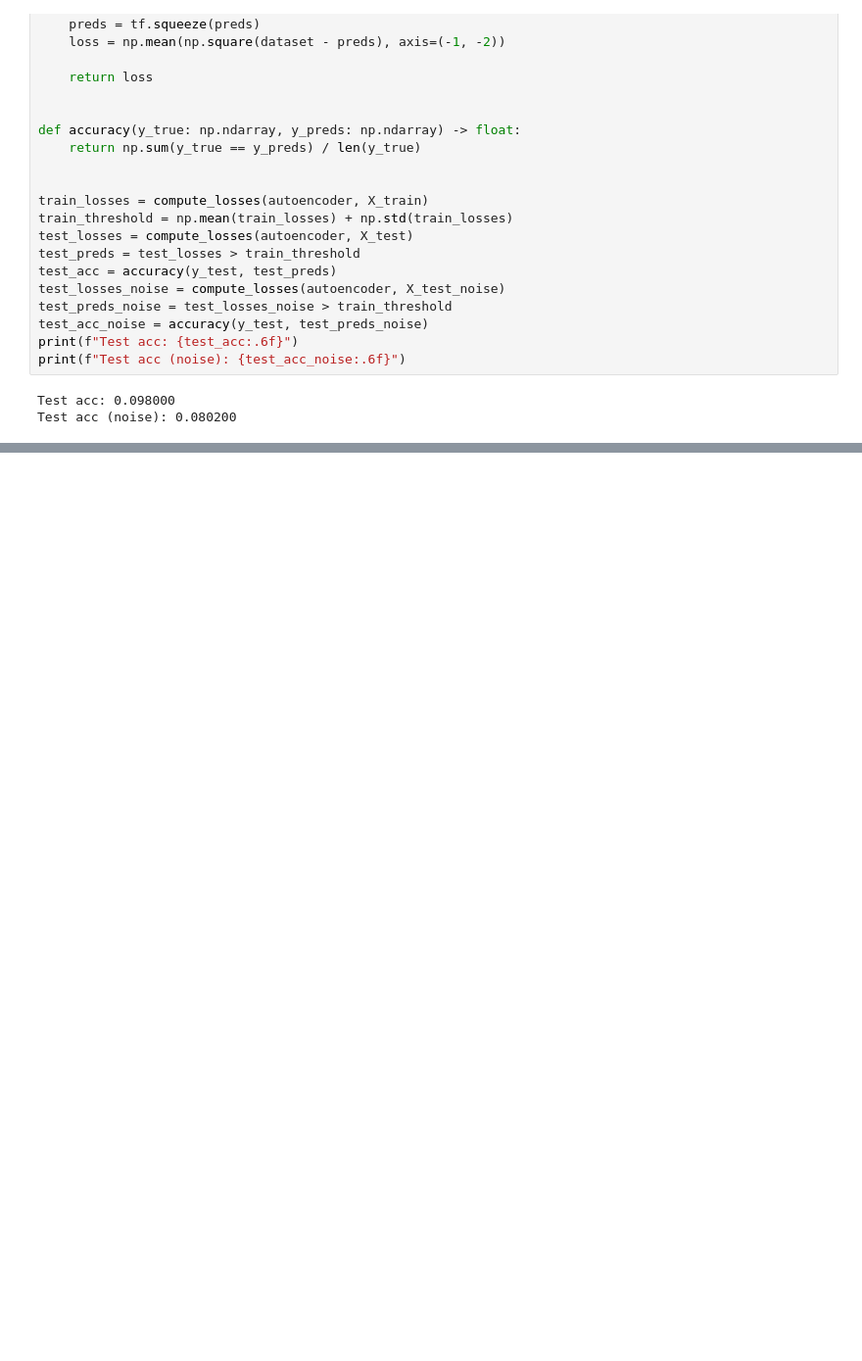
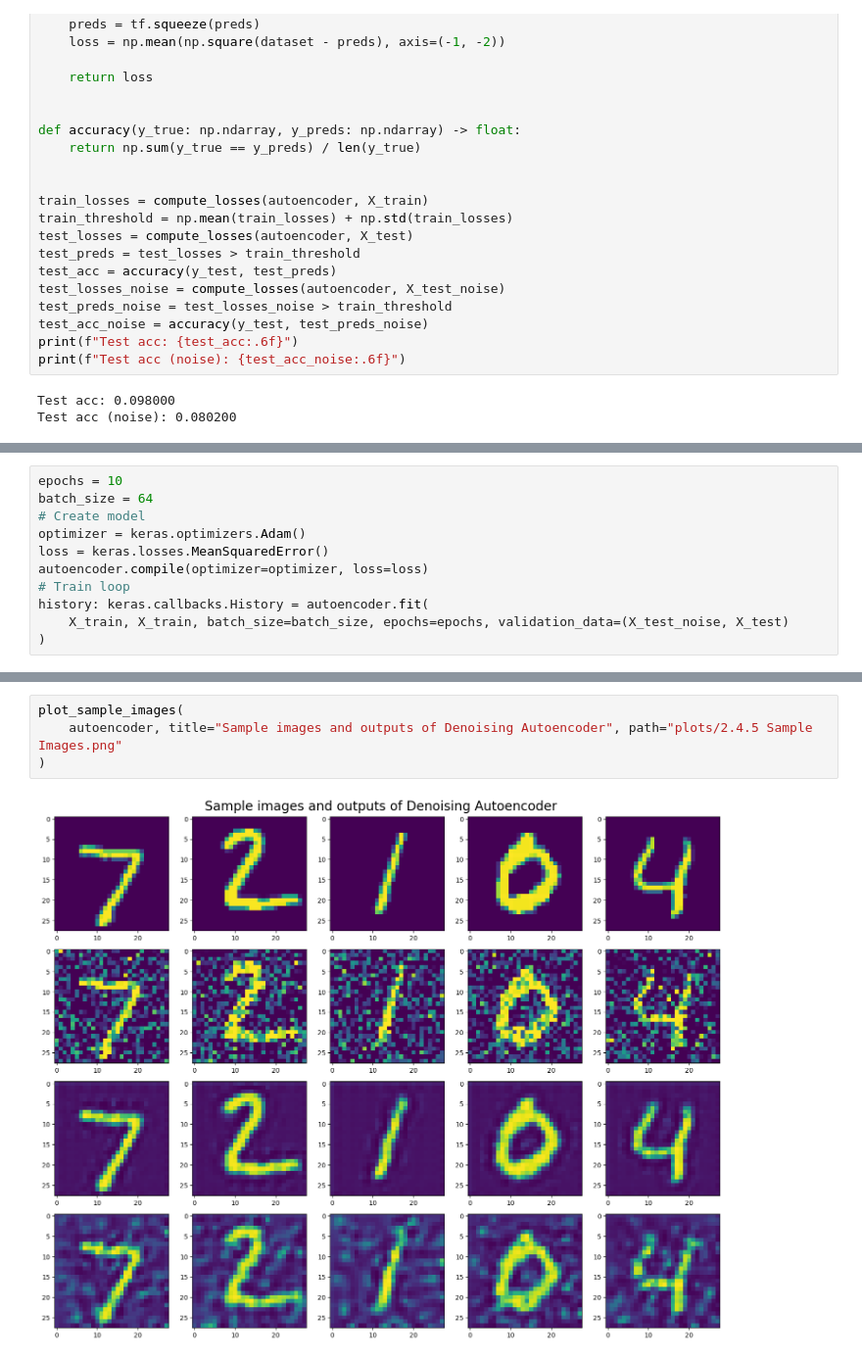
Before and after one commit to popastefan10/AnomalyDetectionLab, a Jupyter notebook: Lab 5/main.ipynb, the cells around one changed output, grey strips where cells are left out. Shown at 98% size. Drawn from its saved outputs; the diff is of its cells as text; blank space fills up the shorter version.

```diff
--- a/Lab 5/main.ipynb
+++ b/Lab 5/main.ipynb
@@ -438,0 +445,11 @@ plt.show()
+# %%
+epochs = 10
+batch_size = 64
+# Create model
+optimizer = keras.optimizers.Adam()
+loss = keras.losses.MeanSquaredError()
+autoencoder.compile(optimizer=optimizer, loss=loss)
+# Train loop
+history: keras.callbacks.History = autoencoder.fit(
+    X_train, X_train, batch_size=batch_size, epochs=epochs, validation_data=(X_test_noise, X_test)
+)
@@ -438,0 +477,6 @@ plt.show()
+# %%
+plot_sample_images(
+    autoencoder, title="Sample images and outputs of Denoising Autoencoder", path="plots/2.4.5 Sample Images.png"
+)
+# %% [output]
+[figure, added]
```
Also changed, not shown: parts of 4 cells of this notebook, 1 other file.
